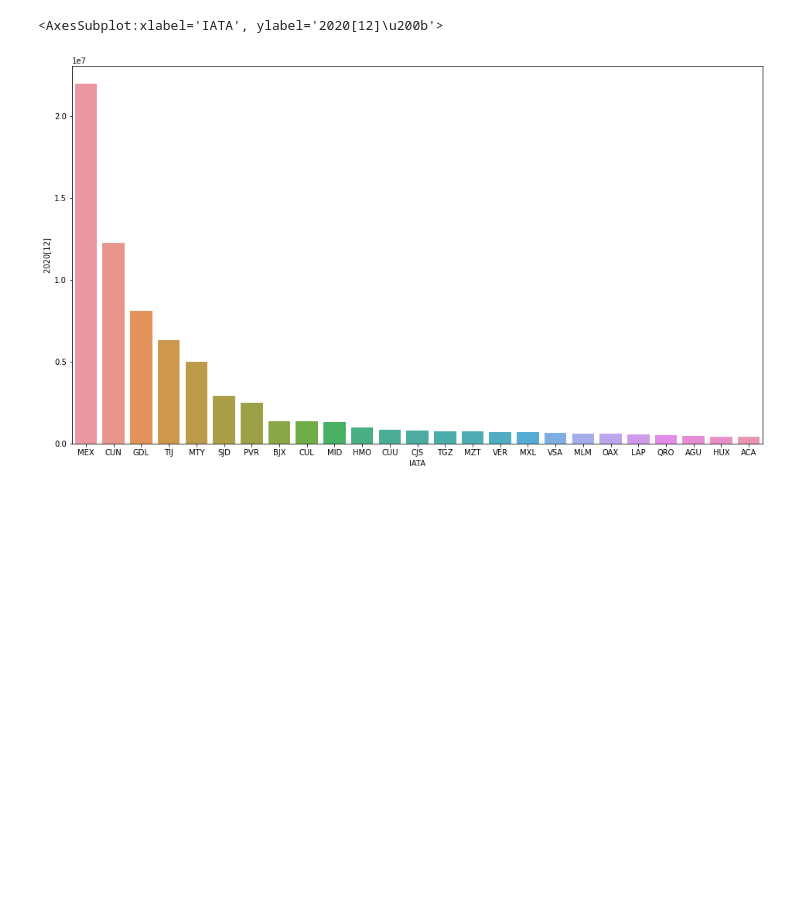
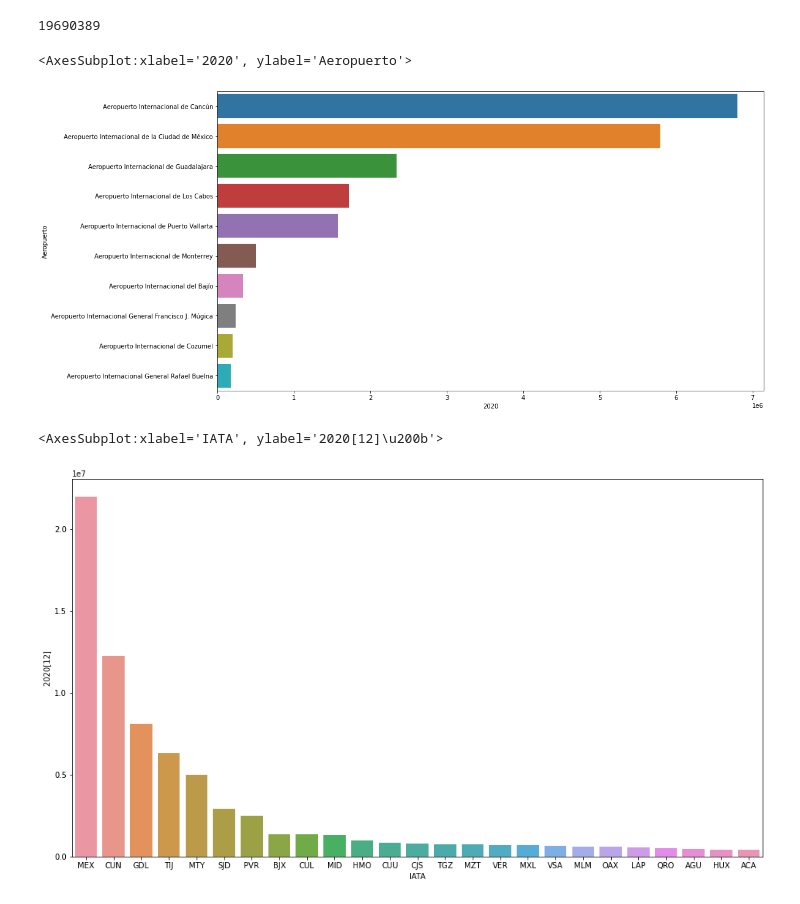
Before and after one commit to IPalos/AeroExpress, a Jupyter notebook: Aeropuertos Mexico.ipynb, the cells around one changed output. Drawn from its saved outputs; the diff is of its cells as text; code cells hidden in the pictures; blank space fills up the shorter version.

```diff
--- a/Aeropuertos Mexico.ipynb
+++ b/Aeropuertos Mexico.ipynb
@@ -113,3 +113,12 @@ m.add_child(folium.map.LayerControl())
+# %%
+# Total Vuelos internacionales
+vuelos_internacionales=a[11]
+print (sum(vuelos_internacionales['2020']))
+sns.barplot(y=vuelos_internacionales["Aeropuerto"], x=vuelos_internacionales["2020"])
+# %% [output]
+19690389
+<AxesSubplot:xlabel='2020', ylabel='Aeropuerto'>
+[figure, added]
 # %%
 ## Transporte nacional
 vuelos_nacionales= a[10]
```
Also changed, not shown: parts of 13 cells of this notebook.
